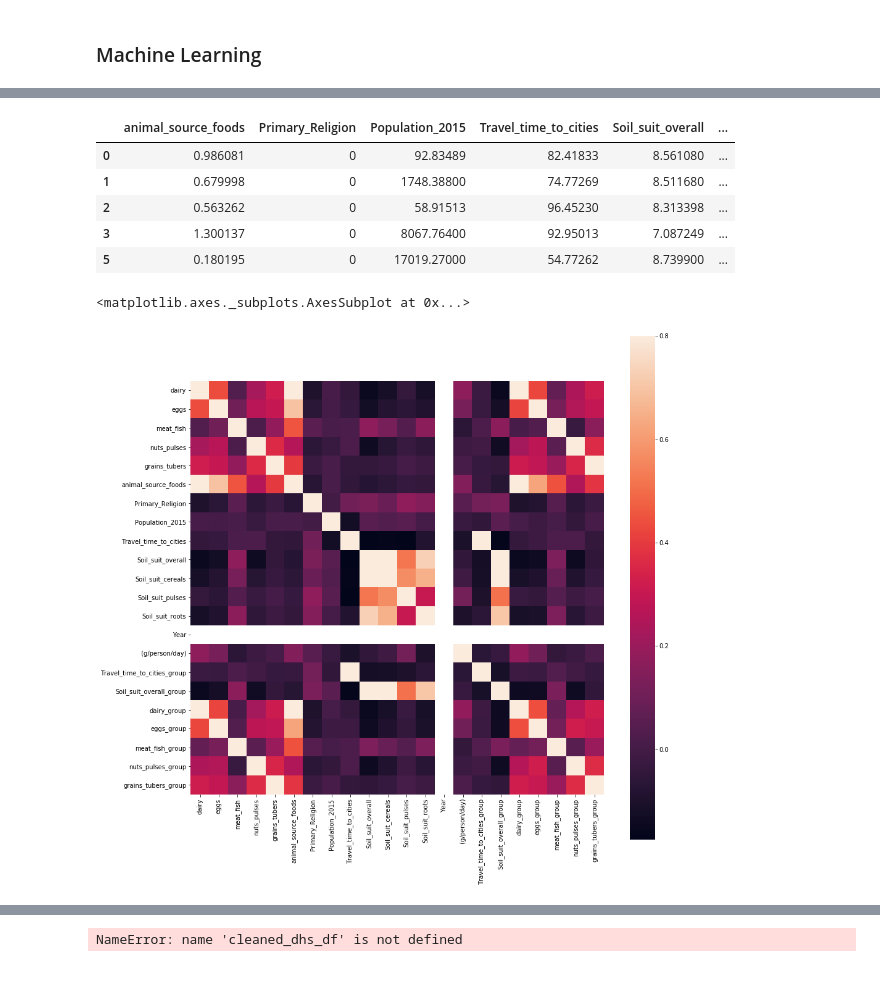
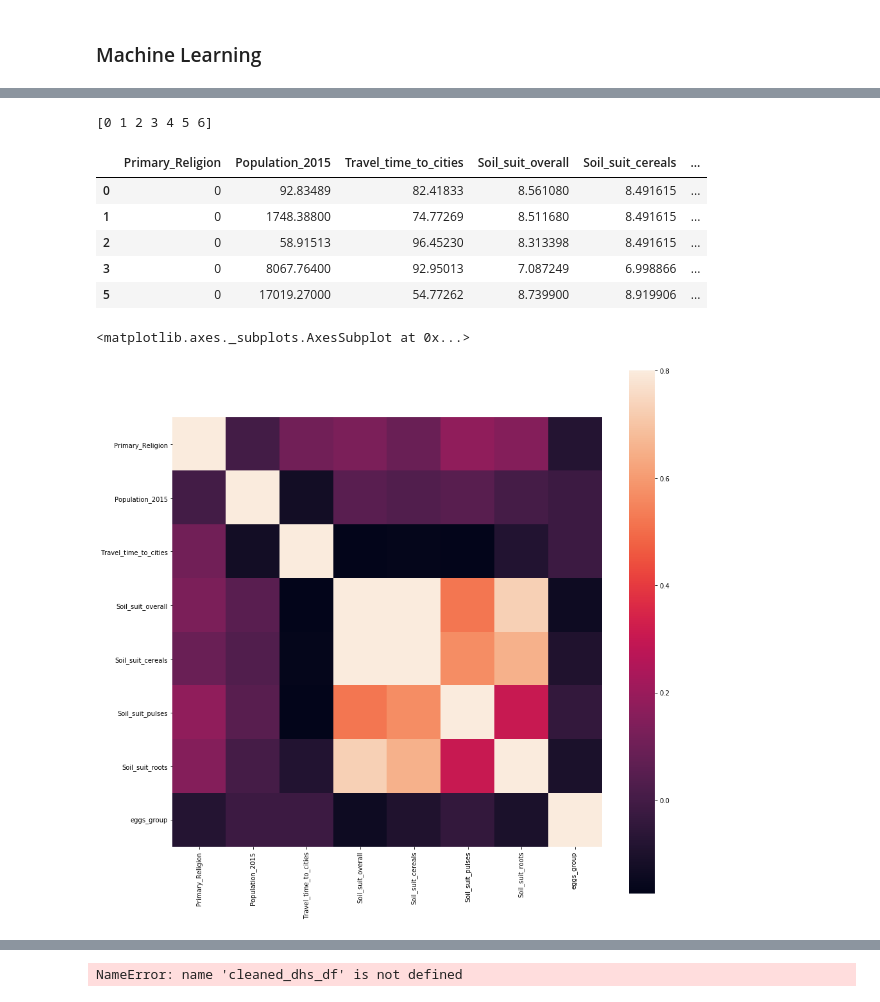
Before and after one commit to emoceanographer/WWF, a Jupyter notebook: DHS Diet/DHS_ML.ipynb, the cells around one changed output, grey strips where cells are left out. Drawn from its saved outputs; the diff is of its cells as text; code cells hidden in the pictures.

```diff
--- a/DHS Diet/DHS_ML.ipynb
+++ b/DHS Diet/DHS_ML.ipynb
@@ -39,10 +40,9 @@ columns = dhs_df.columns
 
 desired_food_columns = ["dairy","eggs"
                    ,"meat_fish","nuts_pulses"
-                   ,"grains_tubers"]
+                   ,"grains_tubers","animal_source_foods"]
 
-desired_predictor_columns = ["animal_source_foods"
-                   ,"Primary_Religion"
+desired_predictor_columns = ["Primary_Religion"
                    ,"Population_2015"
                    ,"Travel_time_to_cities"
                    ,"Soil_suit_overall","Soil_suit_cereals"
@@ -97,13 +106,4 @@ Number of rows with 0 missing values for grains_tubers:(6207,)
 # %%
-def string_to_int(df, col_name):
-    """
-    This is a helper function for converting the string labels to numerical
-    """
-    m = {}
-    for i,e in enumerate(df[col_name].unique()):
-        m.update({e: i})
-    return m
-
 def create_bins_width(df, col_name, bin_width):
     """
     This function cuts bins using equal width method
@@ -125,18 +125,5 @@ def create_bins_depth(df, col_name, bin_num):
     df[new_col_name],bins= pd.qcut(df[col_name],bin_num, retbins=True, labels=list(range(bin_num)))
     print('This cuts the {} array into {} result in {} bins in equal depth'.format(col_name,bins,bin_num))
     df[new_col_name] = df[new_col_name].astype(int)
-    df.drop(col_name, axis=1, inplace=True)
-
-
-def clean_data(df):
-    #   Making an assumption here that NA religion is no religion.
-    df["Primary_Religion"] = df["Primary_Religion"].fillna("No Religion")
-    m = string_to_int(df, "Primary_Religion")
-    df["Primary_Religion"] = df["Primary_Religion"].map(m)
-    create_bins_width(df,"Travel_time_to_cities",200)
-    create_bins_width(df,"Soil_suit_overall",2)
-    for i in desired_food_columns:
-        create_bins_width(df,i,0.25)
-    df = df.dropna()
-    df.to_csv('datasets/cleaned_diet.csv')
+    df = df.drop(col_name, axis=1)
     return df
@@ -143,3 +142,17 @@ def clean_data(df):
+# %%
+def clean_data(df):
+    #   Making an assumption here that NA religion is no religion.
+    df["Primary_Religion"] = df["Primary_Religion"].fillna("No Religion")
+    m = string_to_int(df, "Primary_Religion")
+    df["Primary_Religion"] = df["Primary_Religion"].map(m)
+    create_bins_width(df,"Travel_time_to_cities",200)
+    create_bins_width(df,"Soil_suit_overall",2)
+    for i in desired_food_columns:
+        df = create_bins_width(df,i,0.25)
+    df = df.dropna()
+#     df = df.drop(['Code','Entity'], axis=1)
+    df.to_csv('datasets/cleaned_diet.csv')
+    return df
 # %%
 cleaned_dhs_df = clean_data(truncated_dhs_protein_df)
 cleaned_dhs_df.head()
@@ -234,21 +251,23 @@ def perform_ml(df):
     model_evaluate(X_train, X_validate, Y_train, Y_validate, 10, len(X_train), 7, 'accuracy', models)
 # %%
 cleaned_dhs_egg_df = cleaned_dhs_df[desired_predictor_columns[:-1] + ["eggs_group"]]
+feature_select(cleaned_dhs_egg_df)
 cleaned_dhs_egg_df.head()
 # %% [output]
+[0 1 2 3 4 5 6]
-|  | animal_source_foods | Primary_Religion | Population_2015 | Travel_time_to_cities | Soil_suit_overall | ... |
-| 0 | 0.986081 | 0 | 92.83489 | 82.41833 | 8.561080 | ... |
-| 1 | 0.679998 | 0 | 1748.38800 | 74.77269 | 8.511680 | ... |
-| 2 | 0.563262 | 0 | 58.91513 | 96.45230 | 8.313398 | ... |
-| 3 | 1.300137 | 0 | 8067.76400 | 92.95013 | 7.087249 | ... |
-| 5 | 0.180195 | 0 | 17019.27000 | 54.77262 | 8.739900 | ... |
+|  | Primary_Religion | Population_2015 | Travel_time_to_cities | Soil_suit_overall | Soil_suit_cereals | ... |
+| 0 | 0 | 92.83489 | 82.41833 | 8.561080 | 8.491615 | ... |
+| 1 | 0 | 1748.38800 | 74.77269 | 8.511680 | 8.491615 | ... |
+| 2 | 0 | 58.91513 | 96.45230 | 8.313398 | 8.491615 | ... |
+| 3 | 0 | 8067.76400 | 92.95013 | 7.087249 | 6.998866 | ... |
+| 5 | 0 | 17019.27000 | 54.77262 | 8.739900 | 8.919906 | ... |
 # %%
-C_mat = cleaned_dhs_df.corr()
+C_mat = cleaned_dhs_egg_df.corr()
 fig = plt.figure(figsize = (15,15))
 sb.heatmap(C_mat, vmax = .8, square = True)
 # %% [output]
 <matplotlib.axes._subplots.AxesSubplot at 0x...>
-[figure, old version]
+[figure, new version]
 # %%
 perform_ml(cleaned_dhs_egg_df)
 # %% [output]
```
Also changed, not shown: parts of 7 cells of this notebook, 1 other file.
